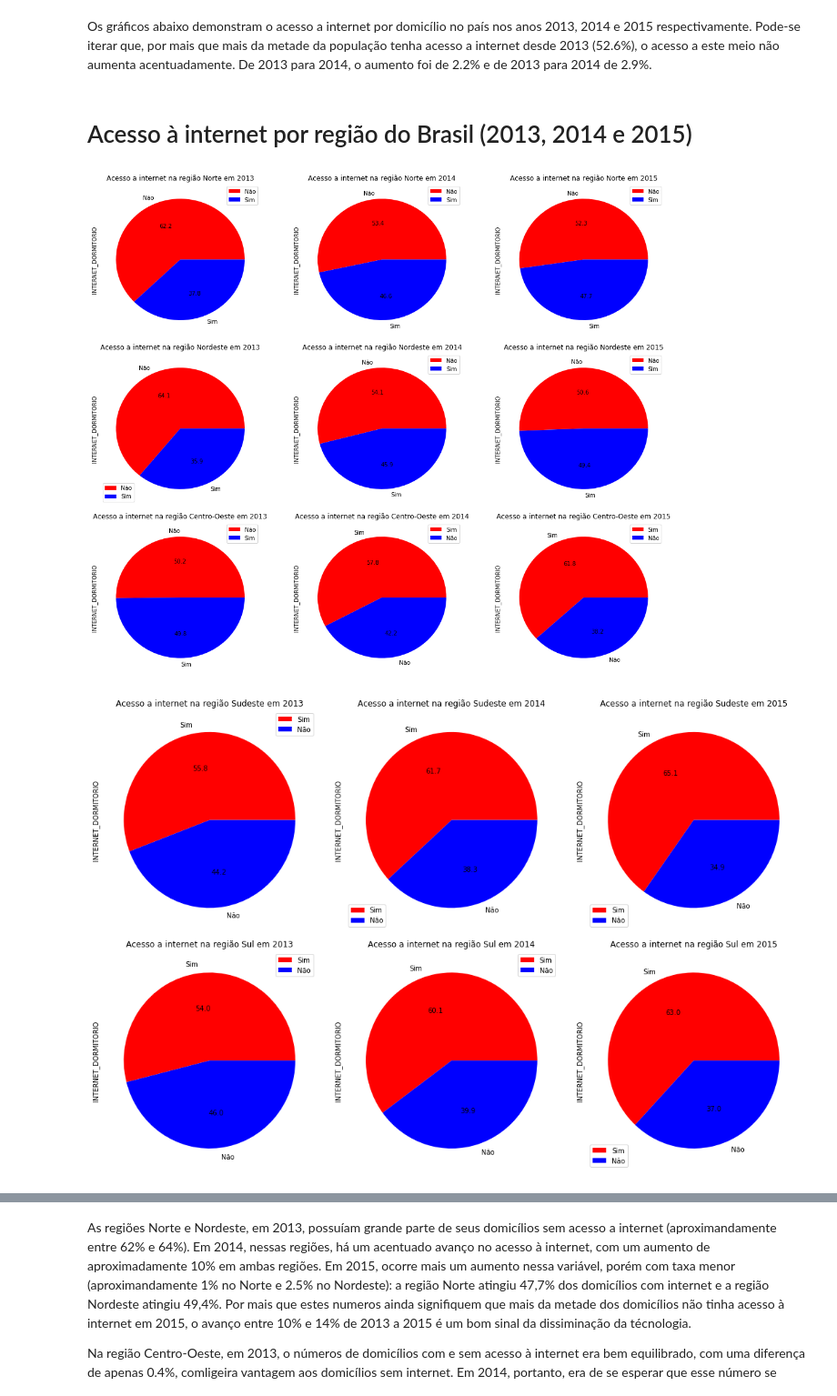
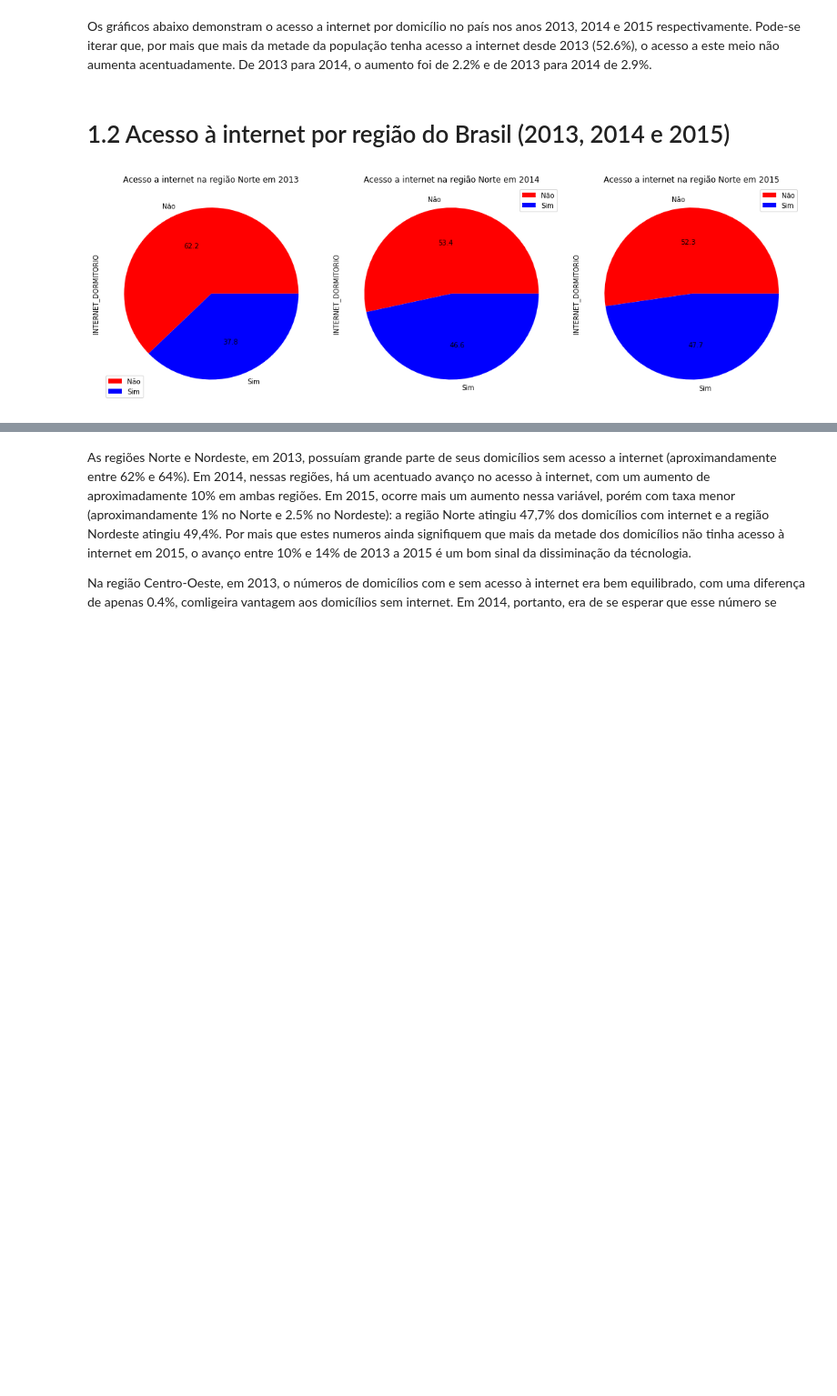
Before and after one commit to pilnikthomas/Ciencia_dos_Dados, a Jupyter notebook: Projeto1_ThomasPilnik.ipynb, the cells around one changed output, grey strips where cells are left out. Shown at 91% size. Drawn from its saved outputs; the diff is of its cells as text; code cells hidden in the pictures; blank space fills up the shorter version.

```diff
--- a/Projeto1_ThomasPilnik.ipynb
+++ b/Projeto1_ThomasPilnik.ipynb
@@ -139,77 +139,23 @@ plt.show()
 # %% [markdown]
 Os gráficos abaixo demonstram o acesso a internet por domicílio no país nos anos 2013, 2014 e 2015 respectivamente. Pode-se iterar que, por mais que mais da metade da população tenha acesso a internet desde 2013 (52.6%), o acesso a este meio não aumenta acentuadamente. De 2013 para 2014, o aumento foi de 2.2% e de 2013 para 2014 de 2.9%.
 # %% [markdown]
-# Acesso à internet por região do Brasil (2013, 2014 e 2015)
+# 1.2 Acesso à internet por região do Brasil (2013, 2014 e 2015)
 # %%
-fig = plt.figure(figsize=(15,25))
+fig = plt.figure(figsize=(15,5))
 
-plt.subplot(631)
+plt.subplot(131)
 plot = pnad13_dataframe[pnad13_dataframe.REGIAO=="Norte"].INTERNET_DORMITORIO.value_counts().plot(kind='pie', colors=('red', 'blue'), autopct="%0.1f",legend=True)
 plt.title("Acesso a internet na região Norte em 2013")
 
-plt.subplot(632)
+plt.subplot(132)
 plot = pnad14_dataframe[pnad14_dataframe.REGIAO=="Norte"].INTERNET_DORMITORIO.value_counts().plot(kind='pie', colors=('red', 'blue'), autopct="%0.1f",legend=True)
 plt.title("Acesso a internet na região Norte em 2014")
 
-plt.subplot(633)
+plt.subplot(133)
 plot = pnad15_dataframe[pnad15_dataframe.REGIAO=="Norte"].INTERNET_DORMITORIO.value_counts().plot(kind='pie', colors=('red', 'blue'), autopct="%0.1f",legend=True)
 plt.title("Acesso a internet na região Norte em 2015")
 
-plt.subplot(634)
-plot = pnad13_dataframe[pnad13_dataframe.REGIAO=='Nordeste'].INTERNET_DORMITORIO.value_counts().plot(kind='pie', colors=('red', 'blue'), autopct="%0.1f",legend=True)
-plt.title("Acesso a internet na região Nordeste em 2013")
-
-plt.subplot(635)
-plot = pnad14_dataframe[pnad14_dataframe.REGIAO=='Nordeste'].INTERNET_DORMITORIO.value_counts().plot(kind='pie', colors=('red', 'blue'), autopct="%0.1f",legend=True)
-plt.title("Acesso a internet na região Nordeste em 2014")
-
-plt.subplot(636)
-plot = pnad15_dataframe[pnad15_dataframe.REGIAO=="Nordeste"].INTERNET_DORMITORIO.value_counts().plot(kind='pie', colors=('red', 'blue'), autopct="%0.1f",legend=True)
-plt.title("Acesso a internet na região Nordeste em 2015")
-
-plt.subplot(637)
-plot = pnad13_dataframe[pnad13_dataframe.REGIAO=='Centro-Oeste'].INTERNET_DORMITORIO.value_counts().plot(kind='pie', colors=('red', 'blue'), autopct="%0.1f",legend=True)
-plt.title("Acesso a internet na região Centro-Oeste em 2013")
-
-plt.subplot(638)
-plot = pnad14_dataframe[pnad14_dataframe.REGIAO=='Centro-Oeste'].INTERNET_DORMITORIO.value_counts().plot(kind='pie', colors=('red', 'blue'), autopct="%0.1f",legend=True)
-plt.title("Acesso a internet na região Centro-Oeste em 2014")
-
-plt.subplot(639)
-plot = pnad15_dataframe[pnad15_dataframe.REGIAO=="Centro-Oeste"].INTERNET_DORMITORIO.value_counts().plot(kind='pie', colors=('red', 'blue'), autopct="%0.1f",legend=True)
-plt.title("Acesso a internet na região Centro-Oeste em 2015")
-
 plt.tight_layout()
 plt.show()
-
-fig = plt.figure(figsize=(15, 10))
-
-plt.subplot(231)
-plot = pnad13_dataframe[pnad13_dataframe.REGIAO=='Sudeste'].INTERNET_DORMITORIO.value_counts().plot(kind='pie', colors=('red', 'blue'), autopct="%0.1f",legend=True)
-plt.title("Acesso a internet na região Sudeste em 2013")
-
-plt.subplot(232)
-plot = pnad14_dataframe[pnad14_dataframe.REGIAO=='Sudeste'].INTERNET_DORMITORIO.value_counts().plot(kind='pie', colors=('red', 'blue'), autopct="%0.1f",legend=True)
-plt.title("Acesso a internet na região Sudeste em 2014")
-
-plt.subplot(233)
-plot = pnad15_dataframe[pnad15_dataframe.REGIAO=="Sudeste"].INTERNET_DORMITORIO.value_counts().plot(kind='pie', colors=('red', 'blue'), autopct="%0.1f",legend=True)
-plt.title("Acesso a internet na região Sudeste em 2015")
-
-plt.subplot(234)
-plot = pnad13_dataframe[pnad13_dataframe.REGIAO=='Sul'].INTERNET_DORMITORIO.value_counts().plot(kind='pie', colors=('red', 'blue'), autopct="%0.1f",legend=True)
-plt.title("Acesso a internet na região Sul em 2013")
-
-plt.subplot(235)
-plot = pnad14_dataframe[pnad14_dataframe.REGIAO=='Sul'].INTERNET_DORMITORIO.value_counts().plot(kind='pie', colors=('red', 'blue'), autopct="%0.1f",legend=True)
-plt.title("Acesso a internet na região Sul em 2014")
-
-plt.subplot(236)
-plot = pnad15_dataframe[pnad15_dataframe.REGIAO=="Sul"].INTERNET_DORMITORIO.value_counts().plot(kind='pie', colors=('red', 'blue'), autopct="%0.1f",legend=True)
-plt.title("Acesso a internet na região Sul em 2015")
-
-plt.tight_layout()
-plt.show()
 # %% [output]
-[figure, old version]
+[figure, new version]
-[figure, removed]
```
Also changed, not shown: parts of 45 cells of this notebook.
